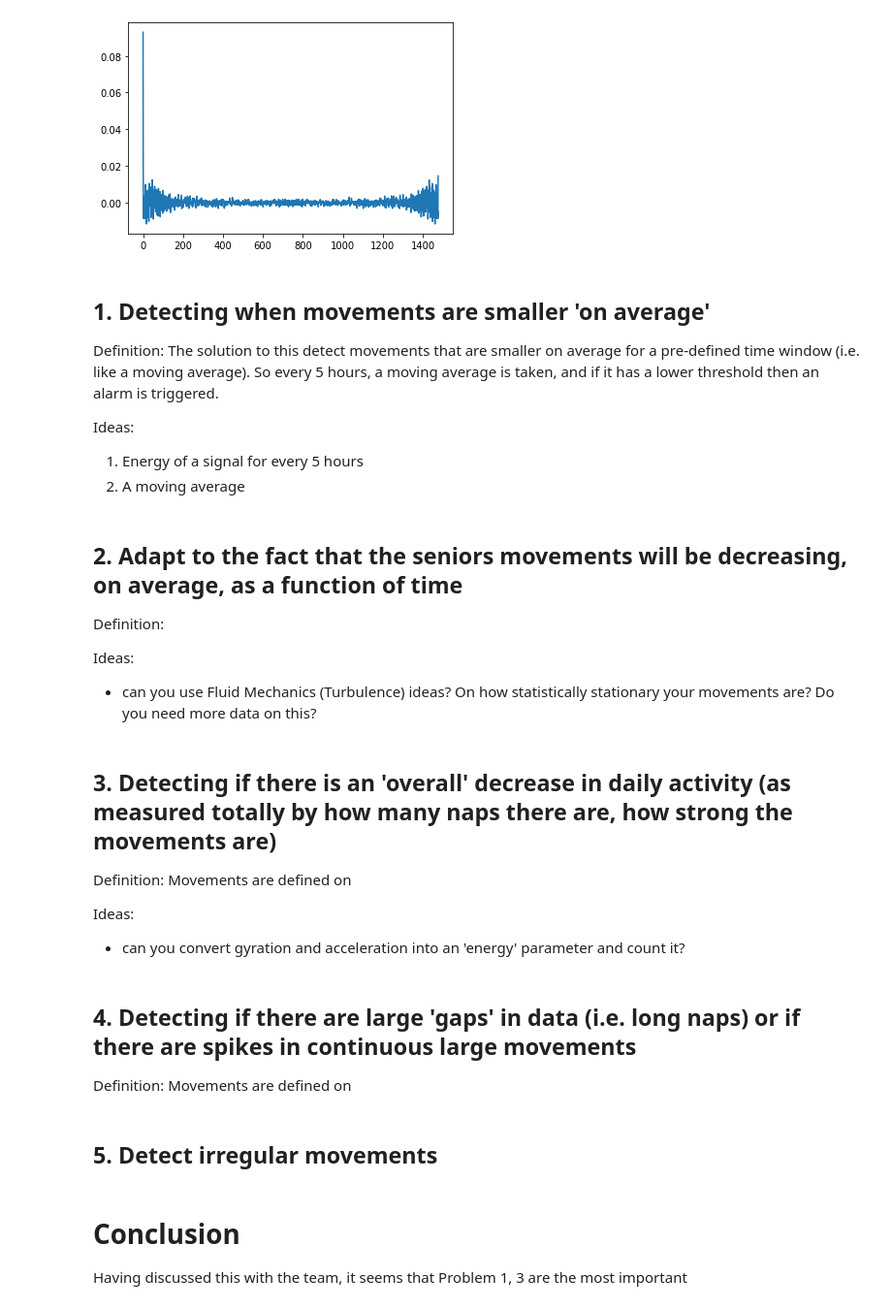
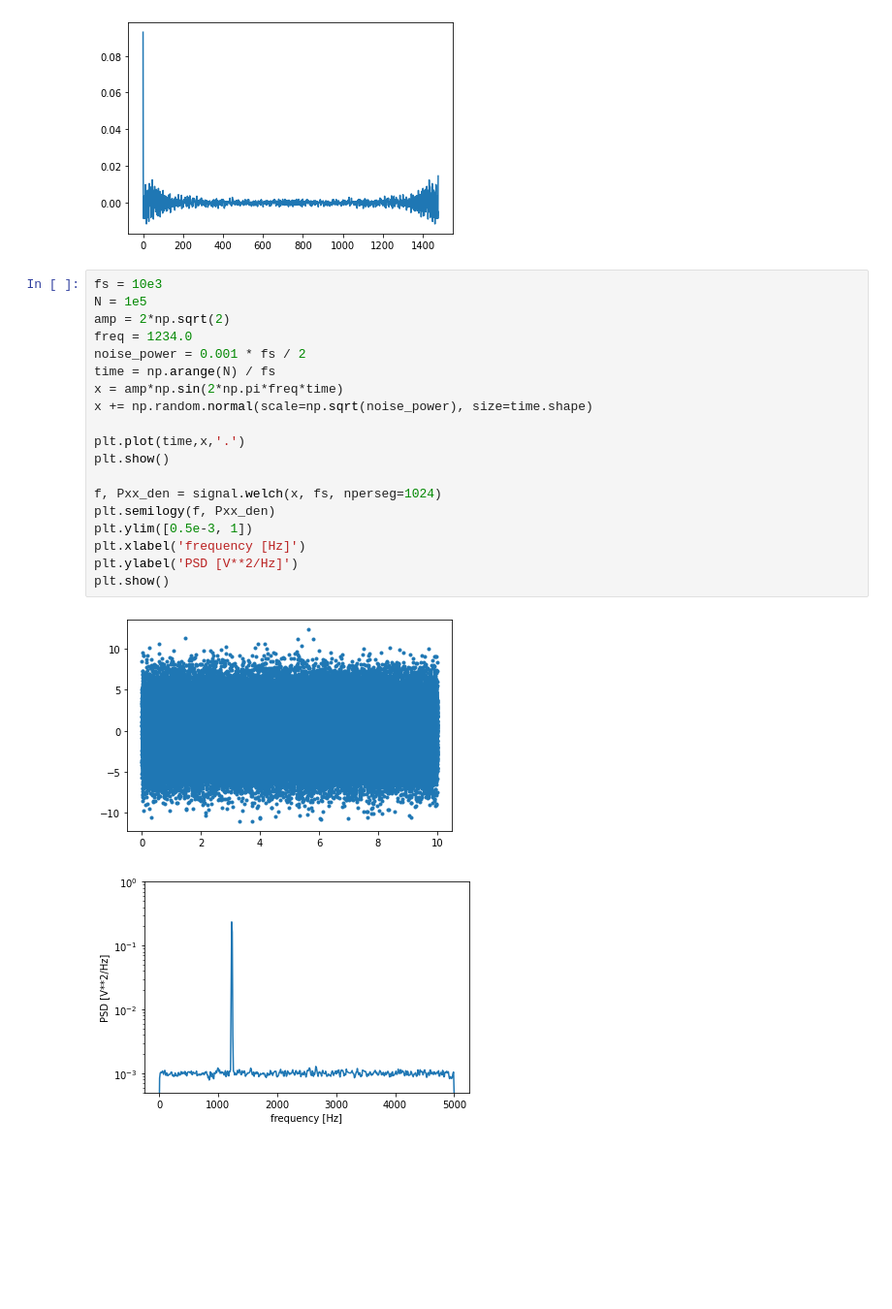
Before and after one commit to namiyousef/Kin-Keepers, a Jupyter notebook: Anomaly Detection in Significant Movements/AnomalyDetection_3_Problem_1.ipynb, the cells around one changed output. Shown at 97% size. Saved outputs shown, nothing was run; the diff lists cells and outputs as text; blank space fills up the shorter version.

```diff
--- a/Anomaly Detection in Significant Movements/AnomalyDetection_3_Problem_1.ipynb
+++ b/Anomaly Detection in Significant Movements/AnomalyDetection_3_Problem_1.ipynb
@@ -370,39 +414,25 @@ plt.plot(df_test.index,x)
 [figure]
 [<matplotlib.lines.Line2D at 0x...>]
 [figure]
-# %% [markdown]
-## 1. Detecting when movements are smaller 'on average'
-
-Definition:
-The solution to this detect movements that are smaller on average for a pre-defined time window (i.e. like a moving average). So every 5 hours, a moving average is taken, and if it has a lower threshold then an alarm is triggered.
-
-Ideas:
-1. Energy of a signal for every 5 hours
-2. A moving average
-# %% [markdown]
-## 2. Adapt to the fact that the seniors movements will be decreasing, on average, as a function of time
-
-Definition:
-
-
-Ideas:
-- can you use Fluid Mechanics (Turbulence) ideas? On how statistically stationary your movements are? Do you need more data on this?
-# %% [markdown]
-## 3. Detecting if there is an 'overall' decrease in daily activity (as measured totally by how many naps there are, how strong the movements are)
-
-Definition:
-Movements are defined on
-
-Ideas:
-- can you convert gyration and acceleration into an 'energy' parameter and count it?
-# %% [markdown]
-## 4. Detecting if there are large 'gaps' in data (i.e. long naps) or if there are spikes in continuous large movements
-
-Definition:
-Movements are defined on
-# %% [markdown]
-## 5. Detect irregular movements
-# %% [markdown]
-# Conclusion
-
-Having discussed this with the team, it seems that Problem 1, 3 are the most important
+# %%
+fs = 10e3
+N = 1e5
+amp = 2*np.sqrt(2)
+freq = 1234.0
+noise_power = 0.001 * fs / 2
+time = np.arange(N) / fs
+x = amp*np.sin(2*np.pi*freq*time)
+x += np.random.normal(scale=np.sqrt(noise_power), size=time.shape)
+
+plt.plot(time,x,'.')
+plt.show()
+
+f, Pxx_den = signal.welch(x, fs, nperseg=1024)
+plt.semilogy(f, Pxx_den)
+plt.ylim([0.5e-3, 1])
+plt.xlabel('frequency [Hz]')
+plt.ylabel('PSD [V**2/Hz]')
+plt.show()
+# %% [output]
+[figure, added]
+[figure, added]
```
Also changed, not shown: parts of 6 cells of this notebook.
